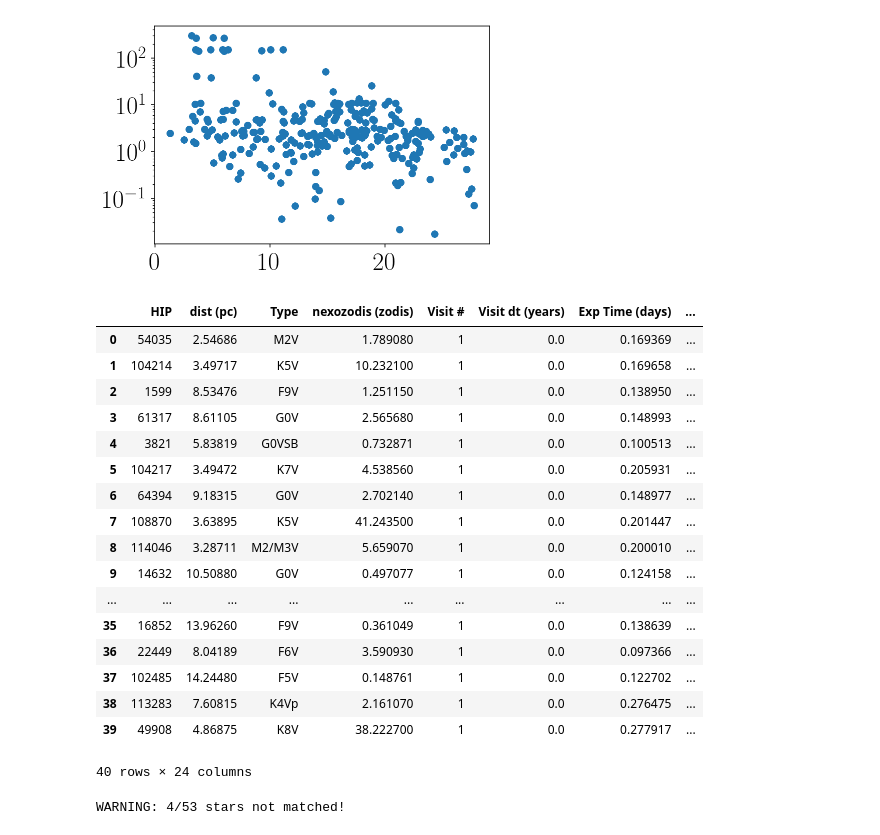
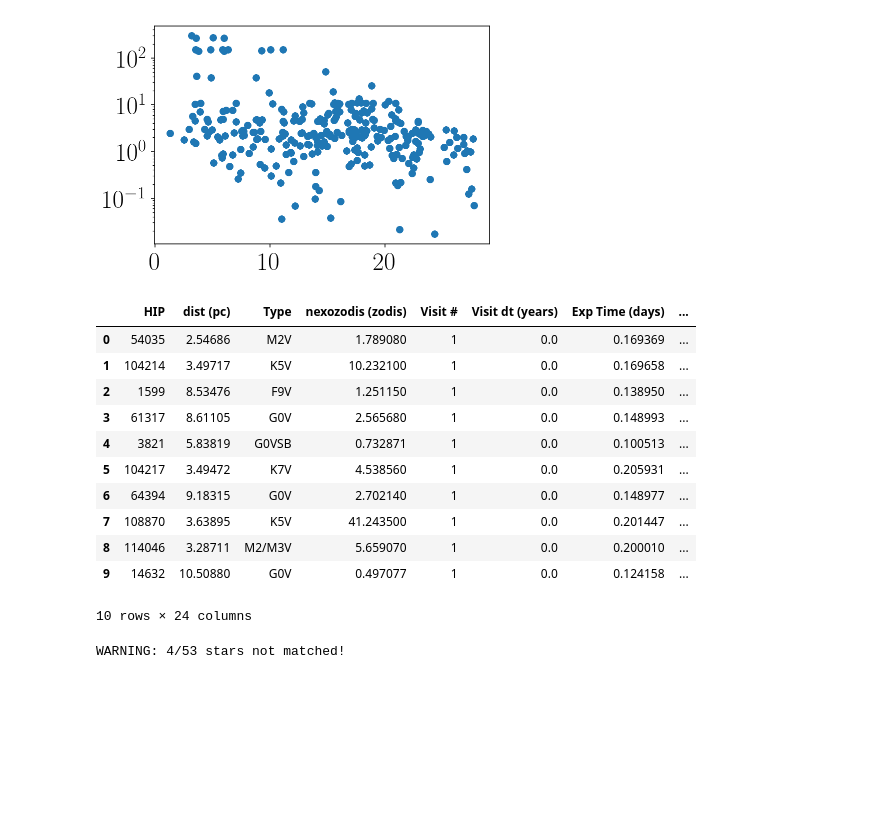
Before and after one commit to jlustigy/luvoir_hec_drm, a Jupyter notebook: notebooks/luvoir_char_biased_draw.ipynb, the cells around one changed output. Cells and saved outputs as stored; diff of their text form; code cells hidden in the pictures; blank space fills up the shorter version.

```diff
--- a/notebooks/luvoir_char_biased_draw.ipynb
+++ b/notebooks/luvoir_char_biased_draw.ipynb
@@ -367,26 +417,20 @@ plt.yscale("log")
 # %% [output]
 [figure]
 # %%
-df.head(n=40)
+df.head(n=10)
 # %% [output]
 |  | HIP | dist (pc) | Type | nexozodis (zodis) | Visit # | Visit dt (years) | Exp Time (days) | ... |
 | 0 | 54035 | 2.54686 | M2V | 1.789080 | 1 | 0.0 | 0.169369 | ... |
 | 1 | 104214 | 3.49717 | K5V | 10.232100 | 1 | 0.0 | 0.169658 | ... |
 | 2 | 1599 | 8.53476 | F9V | 1.251150 | 1 | 0.0 | 0.138950 | ... |
 | 3 | 61317 | 8.61105 | G0V | 2.565680 | 1 | 0.0 | 0.148993 | ... |
 | 4 | 3821 | 5.83819 | G0VSB | 0.732871 | 1 | 0.0 | 0.100513 | ... |
 | 5 | 104217 | 3.49472 | K7V | 4.538560 | 1 | 0.0 | 0.205931 | ... |
 | 6 | 64394 | 9.18315 | G0V | 2.702140 | 1 | 0.0 | 0.148977 | ... |
 | 7 | 108870 | 3.63895 | K5V | 41.243500 | 1 | 0.0 | 0.201447 | ... |
 | 8 | 114046 | 3.28711 | M2/M3V | 5.659070 | 1 | 0.0 | 0.200010 | ... |
 | 9 | 14632 | 10.50880 | G0V | 0.497077 | 1 | 0.0 | 0.124158 | ... |
-| ... | ... | ... | ... | ... | ... | ... | ... | ... |
-| 35 | 16852 | 13.96260 | F9V | 0.361049 | 1 | 0.0 | 0.138639 | ... |
-| 36 | 22449 | 8.04189 | F6V | 3.590930 | 1 | 0.0 | 0.097366 | ... |
-| 37 | 102485 | 14.24480 | F5V | 0.148761 | 1 | 0.0 | 0.122702 | ... |
-| 38 | 113283 | 7.60815 | K4Vp | 2.161070 | 1 | 0.0 | 0.276475 | ... |
-| 39 | 49908 | 4.86875 | K8V | 38.222700 | 1 | 0.0 | 0.277917 | ... |
-40 rows × 24 columns
+10 rows × 24 columns
 # %%
 def gen_comparison_catalog(path = "../inputs/LUVOIR-Architecture_A-LBTI_NOMINAL_2-NOMINAL_OCCRATES-observations.csv",
                            architecture = "A"):
```
Also changed, not shown: parts of 5 cells of this notebook.
